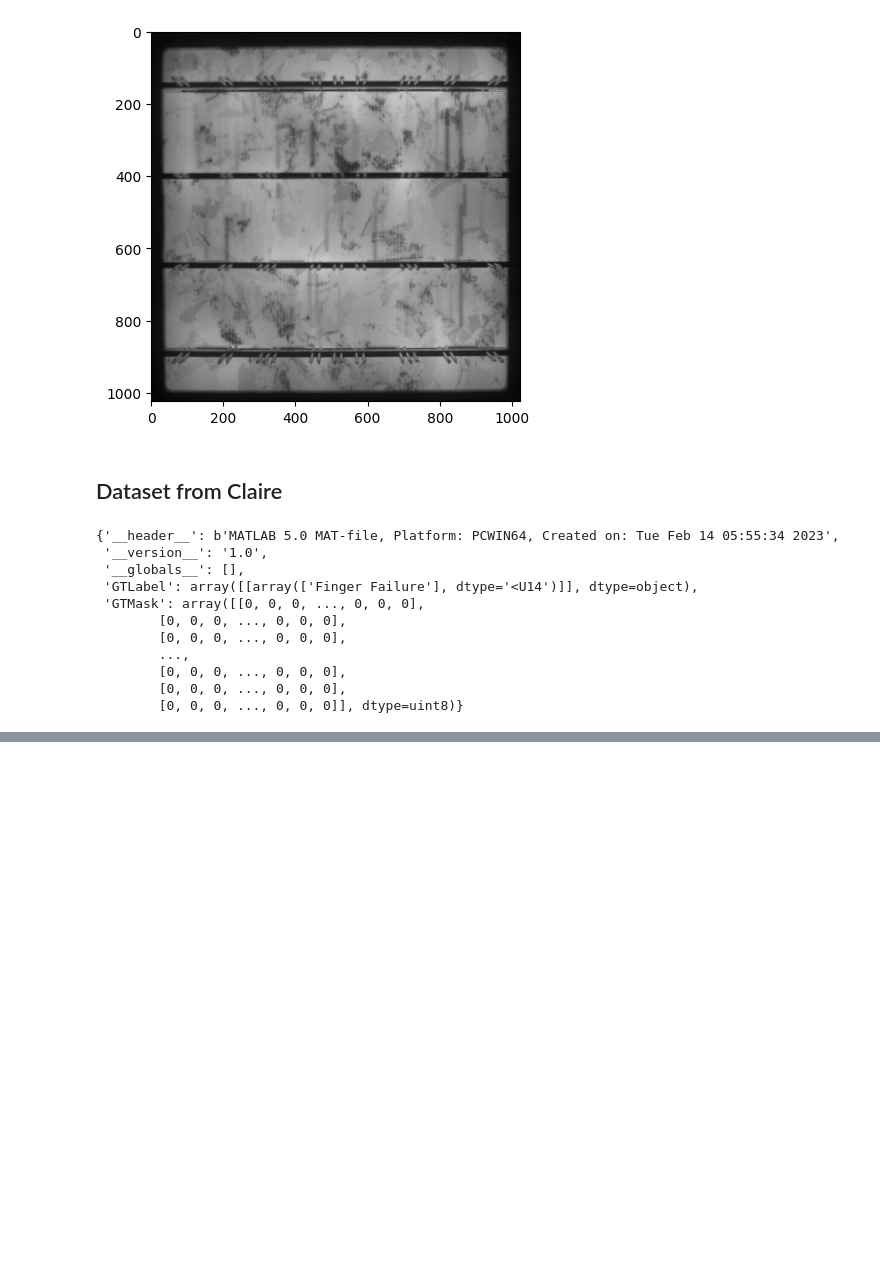
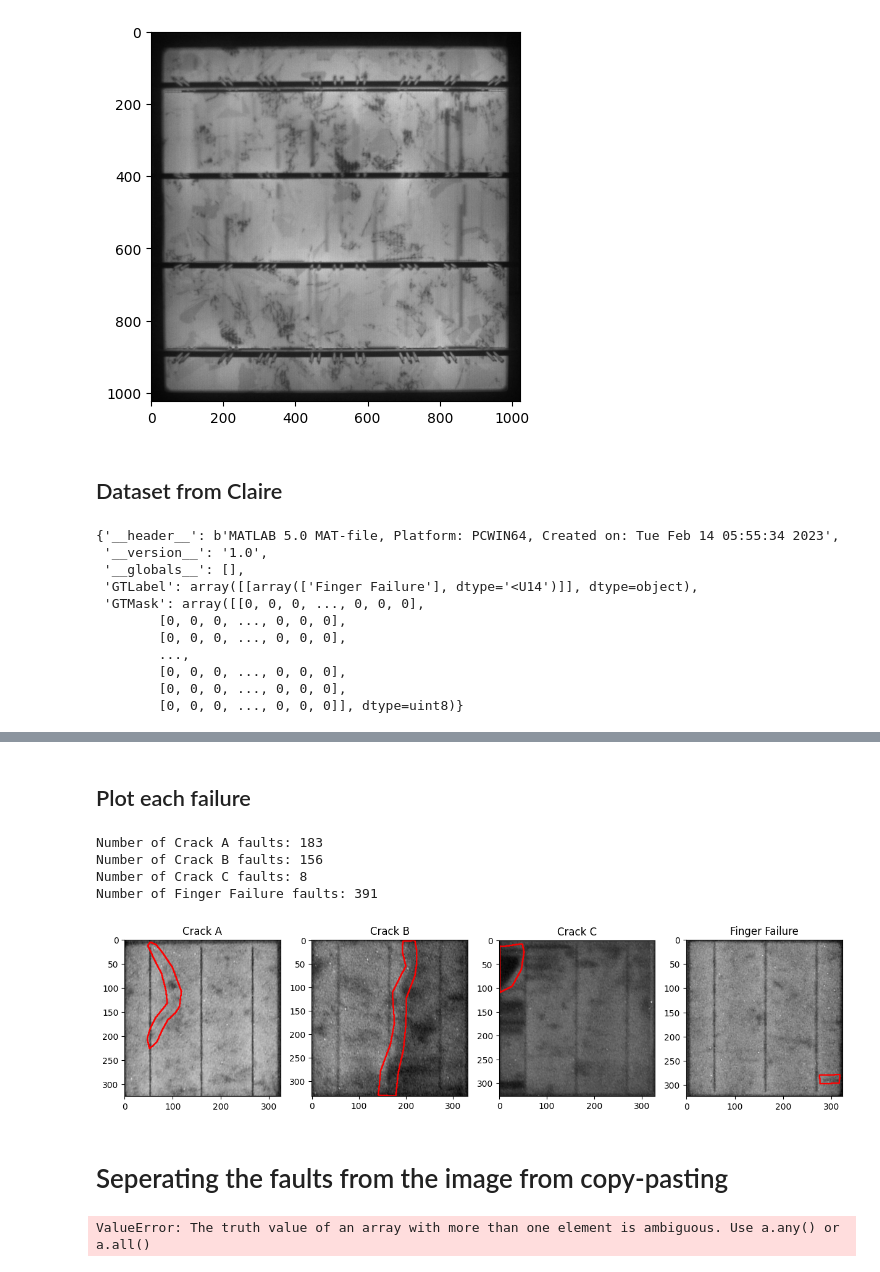
Before and after one commit to MadsAndersens/BachelorProject, a Jupyter notebook: DataExploration.ipynb, the cells around one changed output, grey strips where cells are left out. Saved outputs shown, nothing was run; the diff lists cells and outputs as text; code cells hidden in the pictures; blank space fills up the shorter version.

```diff
--- a/DataExploration.ipynb
+++ b/DataExploration.ipynb
@@ -232,0 +243,9 @@ BachelorProject/Data/Serie1_raw_14Feb/CellsGS/Serie_1_ImageGS_-10_4081_Cell_Row4
+# %%
+faults_database = {'Crack A': [],
+                   'Crack B': [],
+                   'Crack C': [],
+                   'FingerFailure': []}
+
+for idx, label in enumerate(data.labels):
+    print(label)
+    break
@@ -232,0 +257,3 @@ BachelorProject/Data/Serie1_raw_14Feb/CellsGS/Serie_1_ImageGS_-10_4081_Cell_Row4
+# %%
+def get_image_name(file_name):
+    return file_name[17:-4]
@@ -232,0 +301,43 @@ BachelorProject/Data/Serie1_raw_14Feb/CellsGS/Serie_1_ImageGS_-10_4081_Cell_Row4
+# %% [markdown]
+## Plot each failure
+# %%
+for fail in fault_set.keys():
+    imgs = fault_set[fail].keys()
+    print(f'Number of {fail} faults: {len(imgs)}')
+# %% [output]
+Number of Crack A faults: 183
+Number of Crack B faults: 156
+Number of Crack C faults: 8
+Number of Finger Failure faults: 391
+# %%
+fig,ax = plt.subplots(1,4,figsize=(15,15))
+
+for i,fail in enumerate(fault_set.keys()):
+    idx = np.array(list(fault_set[fail].keys()))
+    im_name = idx[7]
+    label = fault_set[fail][im_name][0][0]
+    mask = fault_set[fail][im_name][0][1]
+    image = cv2.imread(f'BachelorProject/Data/Serie1_raw_14Feb/CellsGS/Serie_1_ImageGS_{im_name}.png')
+
+    # Draw outline
+    contours = get_perimiter(mask)
+    drawing = cv2.drawContours(image, contours, -1, (255,0,0), 2)
+    ax[i].imshow(drawing)
+
+    ax[i].set_title(label)
+    ax[i].imshow(image)
+# %% [output]
+[figure, added]
+# %% [markdown]
+# Seperating the faults from the image from copy-pasting
+# %%
+from PIL import Image, ImageDraw, ImageFilter
+
+image1 = Image.open(f'BachelorProject/Data/Serie1_raw_14Feb/CellsGS/Serie_1_ImageGS_{im_name}.png')
+image2 = Image.open(f'BachelorProject/Data/Serie1_raw_14Feb/CellsGS/Serie_1_ImageGS_-5_4083_Cell_Row6_Col_3.png')
+
+back_im = image1.copy()
+ni = image1.paste(image2,mask = mask)
+display(image1)
+# %% [output]
+ValueError: The truth value of an array with more than one element is ambiguous. Use a.any() or a.all()
```
Also changed, not shown: parts of 11 cells of this notebook.
